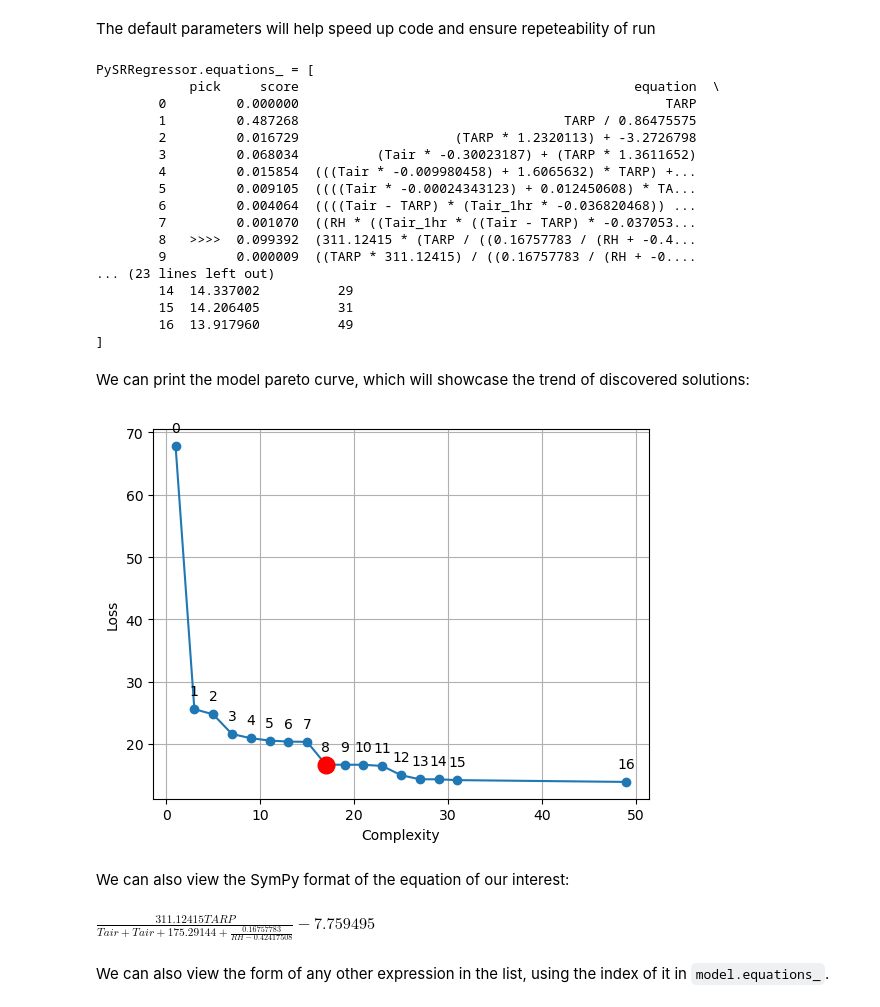
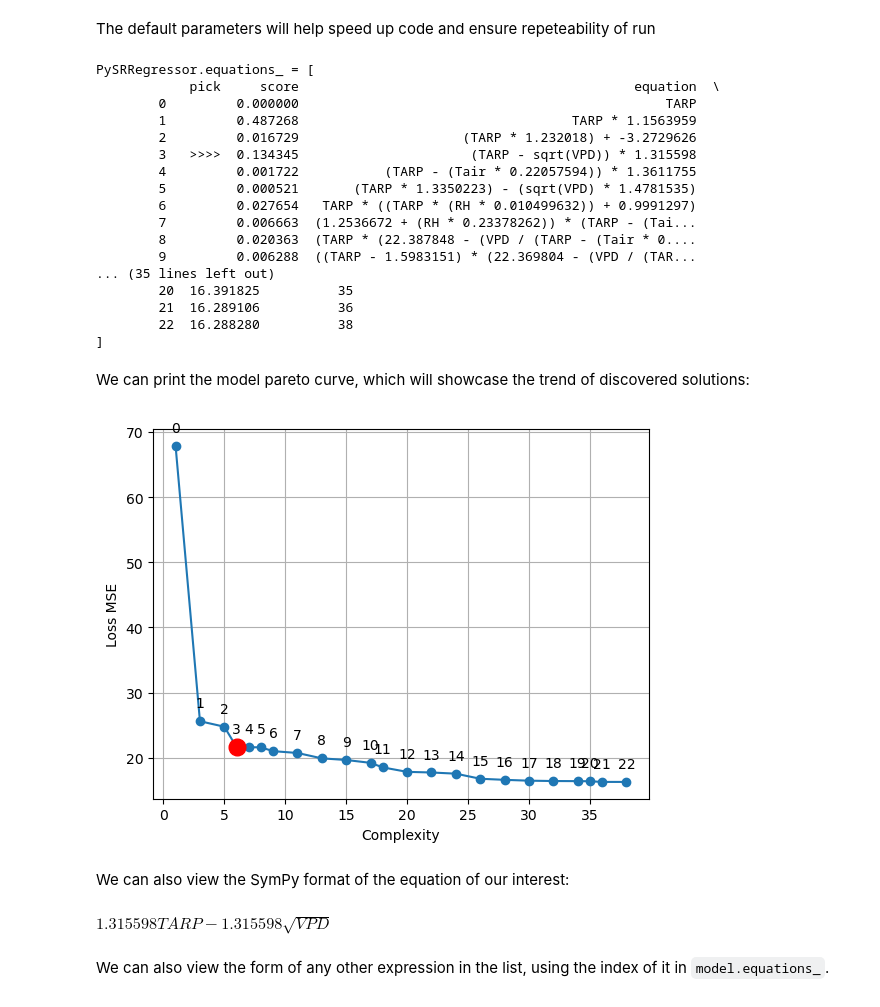
Before and after one commit to TheAgricolaTeam/PySR_ATeam, a Jupyter notebook: examples/pysr_demo_example_drone_thermal_camera_correction.ipynb, the cells around one changed output. Drawn from its saved outputs; the diff is of its cells as text; code cells hidden in the pictures.

```diff
--- a/examples/pysr_demo_example_drone_thermal_camera_correction.ipynb
+++ b/examples/pysr_demo_example_drone_thermal_camera_correction.ipynb
@@ -91,14 +91,29 @@ df.head()
 # %% [markdown]
 key pySR parameters to be changed:
 # %%
-niterations = 100  # for short runs, set this to a 100, for longer runs, set this to 10 million
-timeout_in_seconds = 3600*1  # this line will make the code stop after 2 hours, change it as desired.
+niterations = 1000  # for short runs, set this to a 100, for longer runs, set this to 10 million
+timeout_in_seconds = 3600*0.2  # this line will make the code stop after 2 hours, change it as desired.
 elementwise_loss = "L2DistLoss()"  #  ("L2DistLoss()" mean square) can be changed to "L1DistLoss()" for mean absolute error, see link at the end for more options
 # https://juliaml.github.io/LossFunctions.jl/stable/losses/distance/
-binary_operators = ["+", "*","-","/"] # these are the default binary operators (use these for basic equations)
-# binary_operators = ["+", "*","-","/","^","ND(x,y) = ((x-y)/(x+y))", "SR(x,y)=x/y"]  # activate this line to use simple ratio and normalized diference functions (comment the repvious line)
-# unary_operators = ["sqrt", "exp", "log", "inv(x)=1/x"]  # other basic operators can be added here
-extra_sympy_mappings = {"inv": lambda x: 1 / x,"ND": lambda x, y: ((x- y)/(x+y)),"SR": lambda x, y: x/y}  # here the format of the sought expressions are defined
+binary_operators=["+", "*","-","/"] # these are the default binary operators (use these for basic equations)
+# binary_operators.extend(["ND(x,y) = ((x-y)/(x+y))", # activate this line to use simple ratio and normalized diference functions (comment the repvious line)
+#                          "SR(x,y)=x/y",
+#                          "CC(x,y)=x/(x+y)",
+#                          "ID(x,y)=(1/x)-(1/y)",
+#                          "NP(x,y)=x*y/(x+y)",
+#                          "SI(x,y)=(1-x/y)"
+#                         #  "MSR(x,y) = (y == 0 || !isfinite(x / y)) ? (zero(x) / zero(x)) : ((x / y) - one(x)) / sqrt(abs((x / y) + one(x)))"
+#                          ])  # activate this line to use simple ratio and normalized diference functions (comment the repvious line)
+unary_operators = ["sqrt"]  # other basic operators can be added here
+extra_sympy_mappings = {"ND": lambda x, y: ((x- y)/(x+y)),
+                        "SR": lambda x, y: x/y,
+                        "CC": lambda x, y: x/(x+y),
+                        "ID": lambda x, y: (1/x)-(1/y),
+                        "NP": lambda x, y: x*y/(x+y),
+                        "SI": lambda x, y: 1-x/y,
+                        # "inv": lambda x: 1 / x,
+                        # "MSR":lambda x, y:((x/y)-1)/(((x/y)+1)**0.5)
+                        }  # here the format of the sought expressions are defined
 # %% [markdown]
 The default parameters will help speed up code and ensure repeteability of run
 # %%
@@ -107,7 +122,7 @@ default_pysr_params = dict(
     random_state=0, # seed number to ensure reproducible results across different runs
     deterministic=True, #   to ensure reproducible results across different runs
     parallelism="serial", # to ensure reproducible results across different runs
-    maxsize=50, # maximum complexity of the equations, increase to 100 for more complex equations, reduce to 20 for less complex equations
+    maxsize=40, # maximum complexity of the equations, increase to 100 for more complex equations, reduce to 20 for less complex equations
     maxdepth=25,
     # select_k_features=10, # to automatically select few predictors (using random forest) from set of predictors, activate/deactive as you wish
     # denoise=True, # to remove scattering on y, activate/deactivate as you wish
@@ -119,7 +134,7 @@ default_pysr_params = dict(
     weight_optimize=0.001,
     population_size=100,    # ^ Slightly larger populations, for greater diversity.
     ncycles_per_iteration=500,
-    warm_start=False,  # Não utilizar o modelo da rodada anterior
+    warm_start=False,  # No utilizar o modelo da rodada anterior
     elementwise_loss= elementwise_loss,  #  (mean square) can be changed to "L1DistLoss()" for mean absolute error, see link at the end for more options
     procs=0, #all processors
     turbo=True, # set to True to speed up the code
@@ -131,7 +146,7 @@ model = PySRRegressor(
     niterations=niterations,  # for short runs, set this to a 100, for longer runs, set this to 10 million
     timeout_in_seconds=timeout_in_seconds,  # this line will make the code stop after 2 hours
     binary_operators=binary_operators, # activate this line to use simple ratio and normalized diference functions (comment the repvious line)
-    # unary_operators=unary_operators, # other basic operators can be added here
+    unary_operators=unary_operators, # other basic operators can be added here
     extra_sympy_mappings=extra_sympy_mappings, # here the format of the sought expressions are defined
     **default_pysr_params,
 )
@@ -141,19 +156,19 @@ model.fit(X, y)
 PySRRegressor.equations_ = [
             pick     score                                           equation  \
         0         0.000000                                               TARP
-        1         0.487268                                  TARP / 0.86475575
-        2         0.016729                    (TARP * 1.2320113) + -3.2726798
-        3         0.068034          (Tair * -0.30023187) + (TARP * 1.3611652)
-        4         0.015854  (((Tair * -0.009980458) + 1.6065632) * TARP) +...
-        5         0.009105  ((((Tair * -0.00024343123) + 0.012450608) * TA...
-        6         0.004064  ((((Tair - TARP) * (Tair_1hr * -0.036820468)) ...
-        7         0.001070  ((RH * ((Tair_1hr * ((Tair - TARP) * -0.037053...
-        8   >>>>  0.099392  (311.12415 * (TARP / ((0.16757783 / (RH + -0.4...
-        9         0.000009  ((TARP * 311.12415) / ((0.16757783 / (RH + -0....
-... (23 lines left out)
-        14  14.337002          29
-        15  14.206405          31
-        16  13.917960          49
+        1         0.487268                                   TARP * 1.1563959
+        2         0.016729                     (TARP * 1.232018) + -3.2729626
+        3   >>>>  0.134345                      (TARP - sqrt(VPD)) * 1.315598
+        4         0.001722           (TARP - (Tair * 0.22057594)) * 1.3611755
+        5         0.000521       (TARP * 1.3350223) - (sqrt(VPD) * 1.4781535)
+        6         0.027654   TARP * ((TARP * (RH * 0.010499632)) + 0.9991297)
+        7         0.006663  (1.2536672 + (RH * 0.23378262)) * (TARP - (Tai...
+        8         0.020363  (TARP * (22.387848 - (VPD / (TARP - (Tair * 0....
+        9         0.006288  ((TARP - 1.5983151) * (22.369804 - (VPD / (TAR...
+... (35 lines left out)
+        20  16.391825          35
+        21  16.289106          36
+        22  16.288280          38
 ]
 # %% [markdown]
 We can print the model pareto curve, which will showcase the trend of discovered solutions:
@@ -162,40 +177,40 @@ best_score=model.get_best().score
 # %%
 # best scoring equation (not the one with the lowest loss nor the one with the lowest complexity, but the one that optimally balances the two)
 scores = model.equations_.score
 # get the index of the first max
 # max_index = scores.idxmax(axis=0)
 max_index = scores == best_score
 
 pareto =model.equations_.iloc[:, [0, 1]] # Print the equations found
 # pareto
 plt.plot(pareto.complexity,pareto.loss,'-o')
 plt.plot(pareto.complexity[max_index],pareto.loss[max_index],'ro',markersize=12)
 plt.grid(True)
 plt.xlabel("Complexity")
-plt.ylabel("Loss")
+plt.ylabel("Loss MSE")
 
 ii=0
 # zip joins x and y coordinates in pairs
 for p,q, in zip(pareto.complexity,pareto.loss):
 
     label = "{:.0f}".format(ii)
 
     plt.annotate(label, # this is the text
                  (p,q), # these are the coordinates to position the label
                  textcoords="offset points", # how to position the text
                  xytext=(0,10), # distance from text to points (x,y)
                  ha='center') # horizontal alignment can be left, right or center
     ii=ii+1
 plt.show()
 # %% [output]
-[figure, old version]
+[figure, new version]
 # %% [markdown]
 We can also view the SymPy format of the equation of our interest:
 # %%
 unique_max_index = max_index[max_index].index.tolist()
 model.sympy(unique_max_index[0])  # get the selected equation in sympy format
 # %% [output]
-$\displaystyle \frac{311.12415 TARP}{Tair + Tair + 175.29144 + \frac{0.16757783}{RH - 0.42417508}} - 7.759495$
+$\displaystyle 1.315598 TARP - 1.315598 \sqrt{VPD}$
 # %% [markdown]
 We can also view the form of any other expression in the list, using the index of it in `model.equations_`.
 # %%
```
Also changed, not shown: parts of 6 cells of this notebook, 19 other files.
